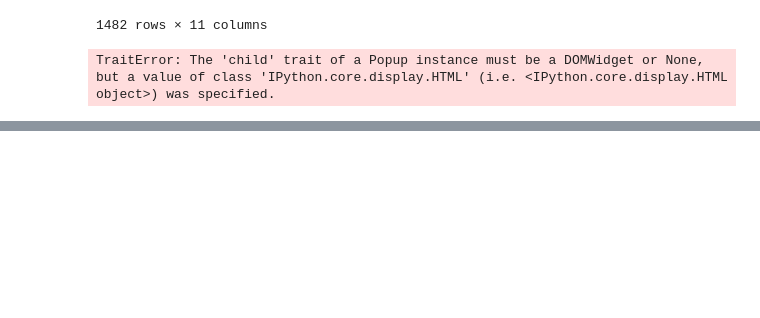
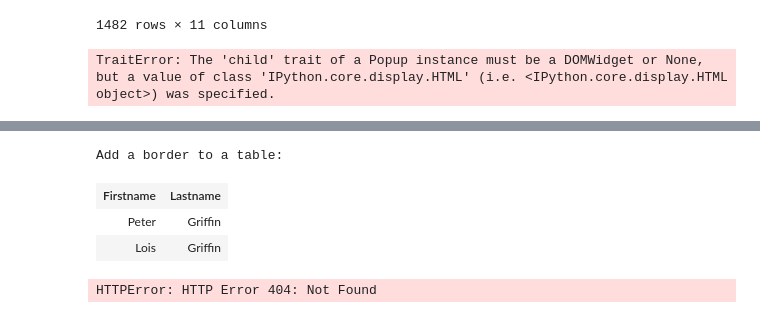
Before and after one commit to ULeth-Math-CS/Callysto, a Jupyter notebook: Zach/Wind Turbines/testing.ipynb, the cells around one changed output, grey strips where cells are left out. Drawn from its saved outputs; the diff is of its cells as text; code cells hidden in the pictures; blank space fills up the shorter version.

```diff
--- a/Zach/Wind Turbines/testing.ipynb
+++ b/Zach/Wind Turbines/testing.ipynb
@@ -589,0 +671,49 @@ m = WeatherMap
+# %%
+from IPython.display import HTML
+
+HTML_TABLE="""<!DOCTYPE html>
+<html>
+<head>
+<style>
+table, th, td {
+    border: 1px solid black;
+}
+</style>
+</head>
+<body>
+
+<h2>Add a border to a table:</h2>
+
+<table>
+  <tr>
+    <th>Firstname</th>
+    <th>Lastname</th>
+  </tr>
+  <tr>
+    <td>Peter</td>
+    <td>Griffin</td>
+  </tr>
+  <tr>
+    <td>Lois</td>
+    <td>Griffin</td>
+  </tr>
+</table>
+
+</body>
+</html>"""
+
+HTML(HTML_TABLE)
+# %% [output]
+Add a border to a table:
+| Firstname | Lastname |
+| Peter | Griffin |
+| Lois | Griffin |
+# %%
+# style the notebook
+from IPython.core.display import HTML
+import urllib.request
+# this link is to my Kalman filter book CSS file.
+response = urllib.request.urlopen('http://bit.ly/1LC7EI7')
+HTML(response.read().decode("utf-8"))
+# %% [output]
+HTTPError: HTTP Error 404: Not Found
```
Also changed, not shown: parts of 3 cells of this notebook, 4 other files.
